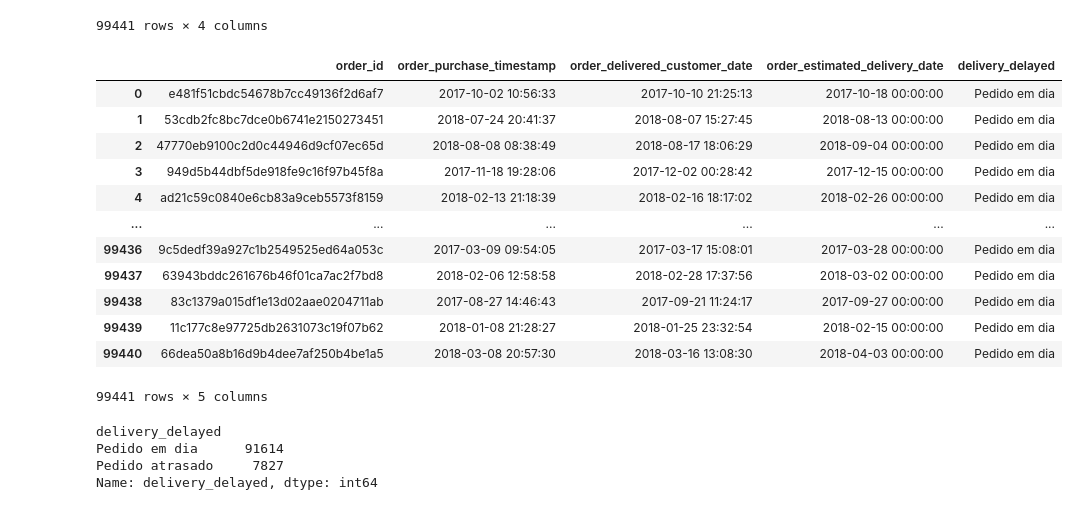
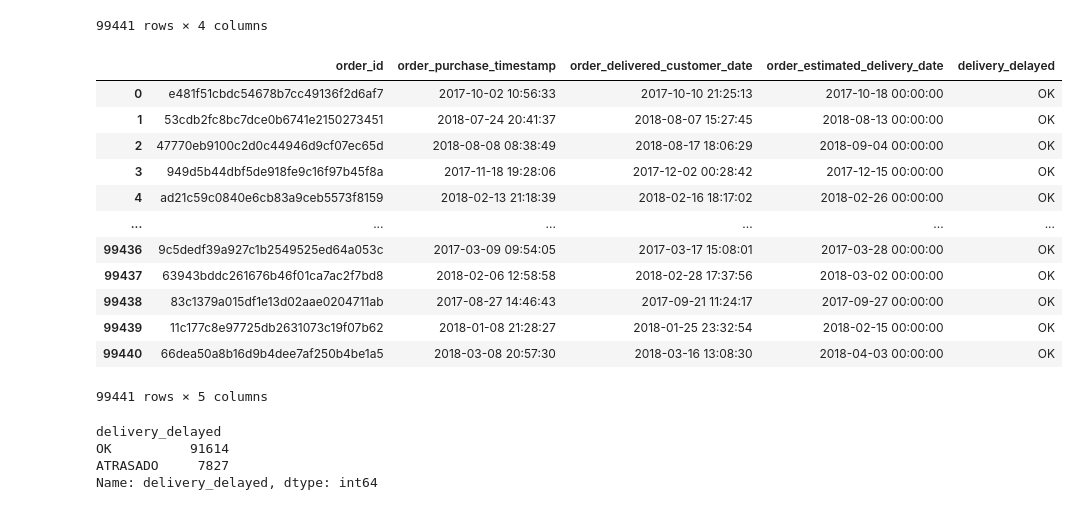
Before and after one commit to MDayvson/Ciencia-de-Dados, a Jupyter notebook: Ciência de Dados Impressionador/18. Utilizando o SQL com dados reais de venda/5. exercicio.ipynb, the cells around one changed output. Saved outputs shown, nothing was run; the diff lists cells and outputs as text; code cells hidden in the pictures.

```diff
--- a/Ciência de Dados Impressionador/18. Utilizando o SQL com dados reais de venda/5. exercicio.ipynb
+++ b/Ciência de Dados Impressionador/18. Utilizando o SQL com dados reais de venda/5. exercicio.ipynb
@@ -144,28 +144,29 @@ pedidos
 # %%
 pedidos['delivery_delayed'] = pedidos['order_delivered_customer_date'] > pedidos['order_estimated_delivery_date']
 
-pedidos['delivery_delayed'] = pedidos['delivery_delayed'].replace({True: 'Pedido atrasado', False: 'Pedido em dia'})
+pedidos['delivery_delayed'] = pedidos['delivery_delayed'].replace(True,'ATRASADO').replace(False,'OK')
+# pedidos['delivery_delayed'] = pedidos['delivery_delayed'].replace({True: 'Pedido atrasado', False: 'Pedido em dia'})
 
 pedidos
 # %% [output]
 |  | order_id | order_purchase_timestamp | order_delivered_customer_date | order_estimated_delivery_date | delivery_delayed |
-| 0 | e481f51cbdc54678b7cc49136f2d6af7 | 2017-10-02 10:56:33 | 2017-10-10 21:25:13 | 2017-10-18 00:00:00 | Pedido em dia |
-| 1 | 53cdb2fc8bc7dce0b6741e2150273451 | 2018-07-24 20:41:37 | 2018-08-07 15:27:45 | 2018-08-13 00:00:00 | Pedido em dia |
-| 2 | 47770eb9100c2d0c44946d9cf07ec65d | 2018-08-08 08:38:49 | 2018-08-17 18:06:29 | 2018-09-04 00:00:00 | Pedido em dia |
-| 3 | 949d5b44dbf5de918fe9c16f97b45f8a | 2017-11-18 19:28:06 | 2017-12-02 00:28:42 | 2017-12-15 00:00:00 | Pedido em dia |
-| 4 | ad21c59c0840e6cb83a9ceb5573f8159 | 2018-02-13 21:18:39 | 2018-02-16 18:17:02 | 2018-02-26 00:00:00 | Pedido em dia |
+| 0 | e481f51cbdc54678b7cc49136f2d6af7 | 2017-10-02 10:56:33 | 2017-10-10 21:25:13 | 2017-10-18 00:00:00 | OK |
+| 1 | 53cdb2fc8bc7dce0b6741e2150273451 | 2018-07-24 20:41:37 | 2018-08-07 15:27:45 | 2018-08-13 00:00:00 | OK |
+| 2 | 47770eb9100c2d0c44946d9cf07ec65d | 2018-08-08 08:38:49 | 2018-08-17 18:06:29 | 2018-09-04 00:00:00 | OK |
+| 3 | 949d5b44dbf5de918fe9c16f97b45f8a | 2017-11-18 19:28:06 | 2017-12-02 00:28:42 | 2017-12-15 00:00:00 | OK |
+| 4 | ad21c59c0840e6cb83a9ceb5573f8159 | 2018-02-13 21:18:39 | 2018-02-16 18:17:02 | 2018-02-26 00:00:00 | OK |
 | ... | ... | ... | ... | ... | ... |
-| 99436 | 9c5dedf39a927c1b2549525ed64a053c | 2017-03-09 09:54:05 | 2017-03-17 15:08:01 | 2017-03-28 00:00:00 | Pedido em dia |
-| 99437 | 63943bddc261676b46f01ca7ac2f7bd8 | 2018-02-06 12:58:58 | 2018-02-28 17:37:56 | 2018-03-02 00:00:00 | Pedido em dia |
-| 99438 | 83c1379a015df1e13d02aae0204711ab | 2017-08-27 14:46:43 | 2017-09-21 11:24:17 | 2017-09-27 00:00:00 | Pedido em dia |
-| 99439 | 11c177c8e97725db2631073c19f07b62 | 2018-01-08 21:28:27 | 2018-01-25 23:32:54 | 2018-02-15 00:00:00 | Pedido em dia |
-| 99440 | 66dea50a8b16d9b4dee7af250b4be1a5 | 2018-03-08 20:57:30 | 2018-03-16 13:08:30 | 2018-04-03 00:00:00 | Pedido em dia |
+| 99436 | 9c5dedf39a927c1b2549525ed64a053c | 2017-03-09 09:54:05 | 2017-03-17 15:08:01 | 2017-03-28 00:00:00 | OK |
+| 99437 | 63943bddc261676b46f01ca7ac2f7bd8 | 2018-02-06 12:58:58 | 2018-02-28 17:37:56 | 2018-03-02 00:00:00 | OK |
+| 99438 | 83c1379a015df1e13d02aae0204711ab | 2017-08-27 14:46:43 | 2017-09-21 11:24:17 | 2017-09-27 00:00:00 | OK |
+| 99439 | 11c177c8e97725db2631073c19f07b62 | 2018-01-08 21:28:27 | 2018-01-25 23:32:54 | 2018-02-15 00:00:00 | OK |
+| 99440 | 66dea50a8b16d9b4dee7af250b4be1a5 | 2018-03-08 20:57:30 | 2018-03-16 13:08:30 | 2018-04-03 00:00:00 | OK |
 99441 rows × 5 columns
 # %%
-# Fazendo o group by
-pedidos.groupby('delivery_delayed')['delivery_delayed'].count().sort_values(ascending=False).head(15)
+# Fazendo o group by para obter a contagem de verdadeiros e falsos
+pedidos.groupby('delivery_delayed')['delivery_delayed'].count().sort_values(ascending=False)
 # %% [output]
 delivery_delayed
-Pedido em dia      91614
-Pedido atrasado     7827
+OK          91614
+ATRASADO     7827
 Name: delivery_delayed, dtype: int64
```
Also changed, not shown: parts of 5 cells of this notebook.
